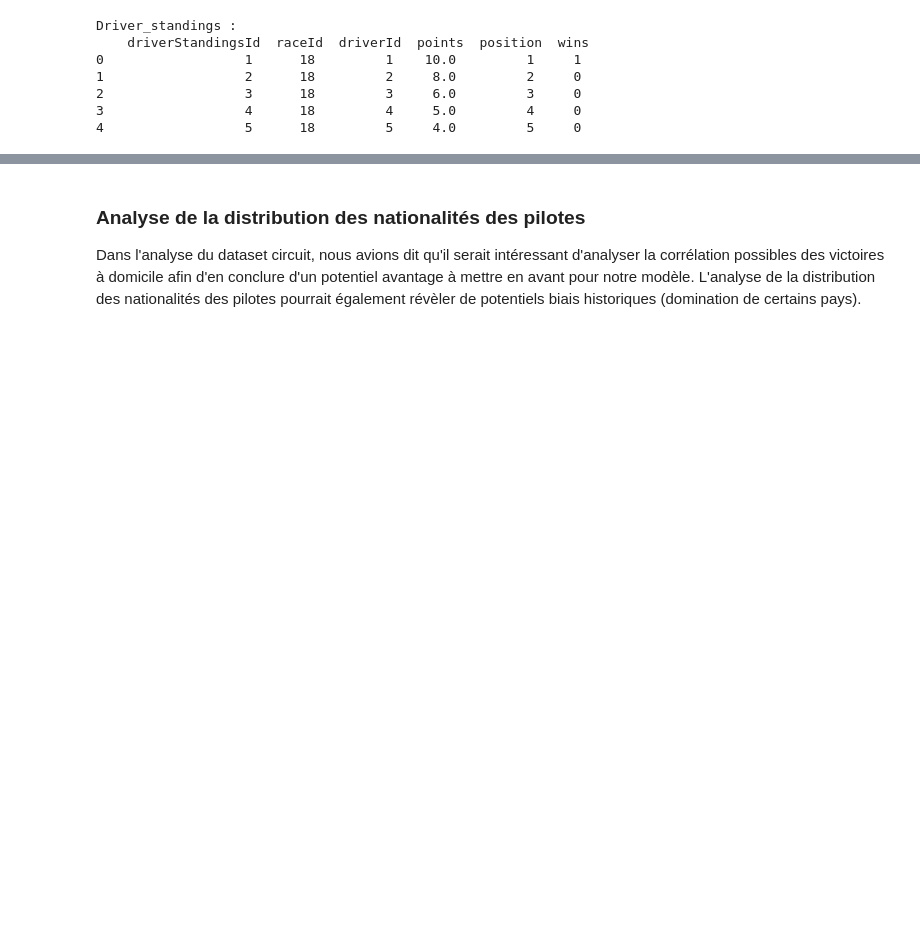
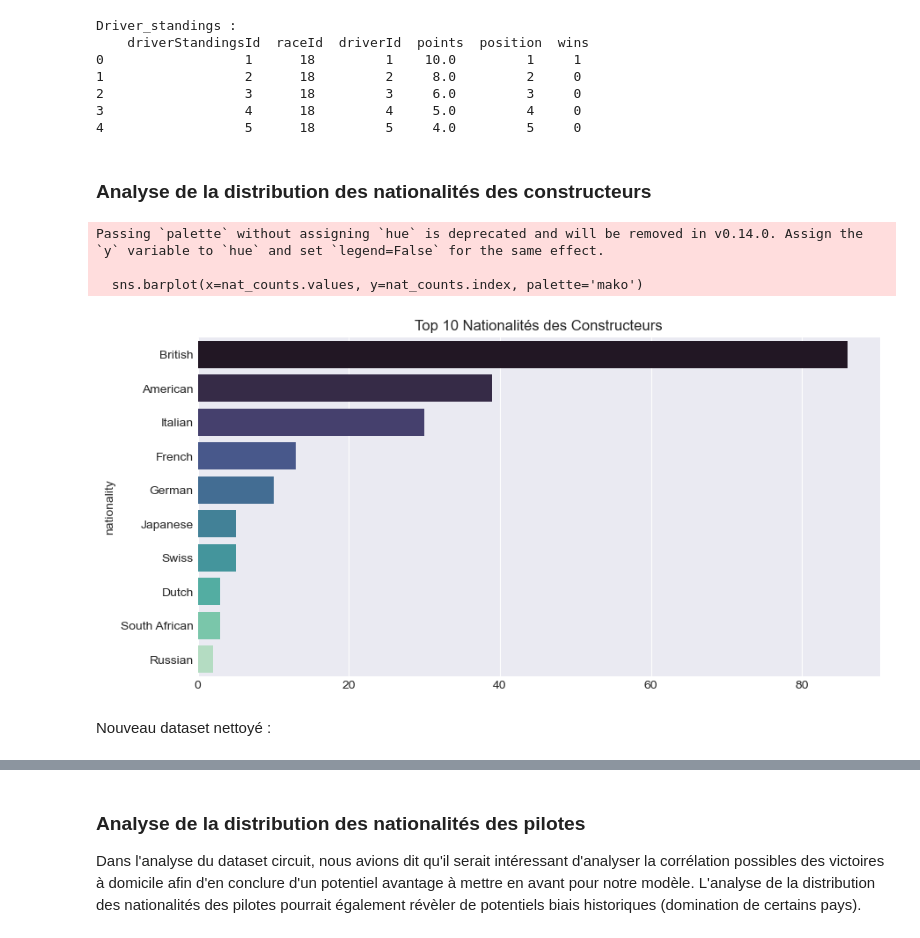
Before and after one commit to antoninnnnn/ProjetF1, a Jupyter notebook: EcurieGagnante.ipynb, the cells around one changed output, grey strips where cells are left out. Saved outputs shown, nothing was run; the diff lists cells and outputs as text; code cells hidden in the pictures; blank space fills up the shorter version.

Commit message:
Analyses Univariées fin bientôt

```diff
--- a/EcurieGagnante.ipynb
+++ b/EcurieGagnante.ipynb
@@ -433,3 +437,18 @@ Driver_standings :
 2                  3      18         3     6.0         3     0
 3                  4      18         4     5.0         4     0
 4                  5      18         5     4.0         5     0
+# %% [markdown]
+### Analyse de la distribution des nationalités des constructeurs
+# %%
+plt.figure(figsize=(10, 5))
+nat_counts = constructors['nationality'].value_counts().head(10)
+sns.barplot(x=nat_counts.values, y=nat_counts.index, palette='mako')
+plt.title("Top 10 Nationalités des Constructeurs")
+plt.show()
+# %% [output]
+Passing `palette` without assigning `hue` is deprecated and will be removed in v0.14.0. Assign the `y` variable to `hue` and set `legend=False` for the same effect.
+
+  sns.barplot(x=nat_counts.values, y=nat_counts.index, palette='mako')
+[figure, added]
+# %% [markdown]
+Nouveau dataset nettoyé :
```
Also changed, not shown: parts of 22 cells of this notebook.
